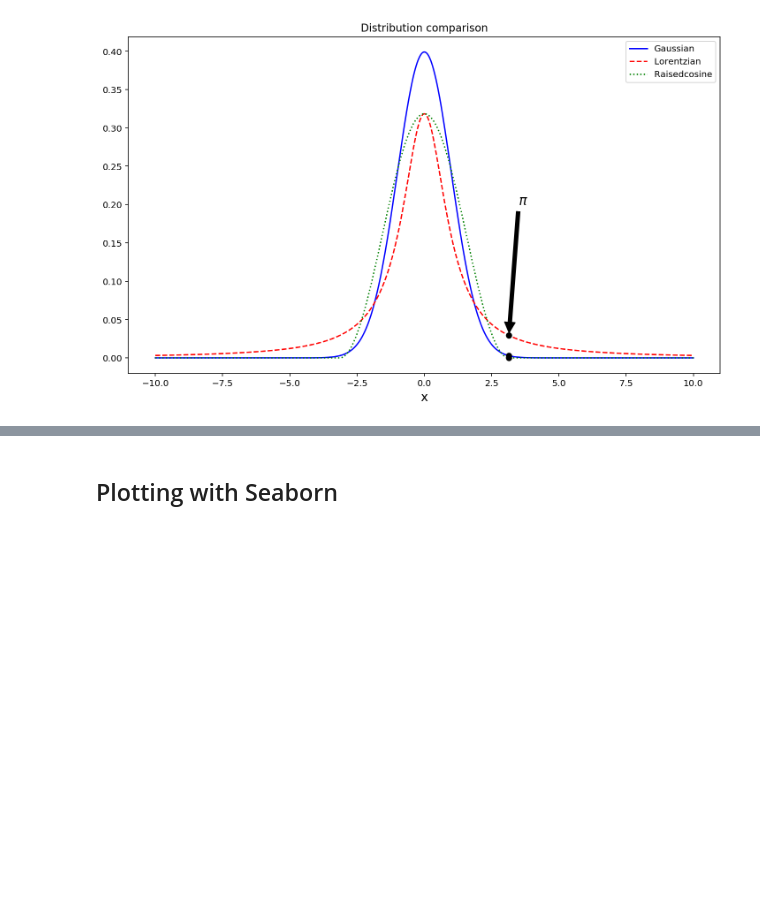
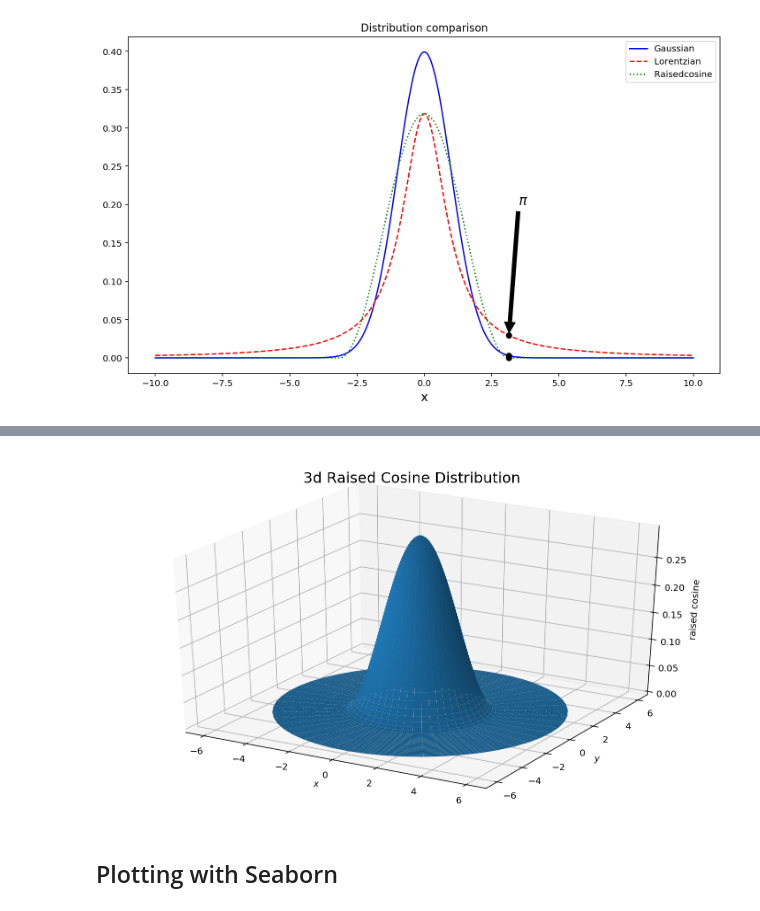
Before and after one commit to chapman-phys220-2017f/cw-05-baylee-and-christine, a Jupyter notebook: cw05.ipynb, the cells around one changed output, grey strips where cells are left out. Drawn from its saved outputs; the diff is of its cells as text; code cells hidden in the pictures; blank space fills up the shorter version.

```diff
--- a/cw05.ipynb
+++ b/cw05.ipynb
@@ -144,3 +218,28 @@ plt.show()
+# %%
+# Raised Cosine
+
+fig = plt.figure()
+ax = fig.add_subplot(111, projection='3d')
+
+r = np.linspace(0,6,50)
+p = np.linspace(0, 2*np.pi, 50)
+R, P = np.meshgrid(r,p)
+Z = (raisedcosine(r))
+
+
+X, Y = R*np.cos(P), R*np.sin(P)
+
+ax.plot_surface(X, Y, Z)
+
+ax.set_zlim(0,.3)
+ax.set_xlabel(r'$x$')
+ax.set_ylabel(r'$y$')
+ax.set_zlabel('raised cosine')
+
+plt.title('3d Raised Cosine Distribution', fontsize = 16)
+plt.show()
+# %% [output]
+[figure, added]
 # %% [markdown]
 ## Plotting with Seaborn
 # %% [markdown]
```
Also changed, not shown: parts of 11 cells of this notebook.
